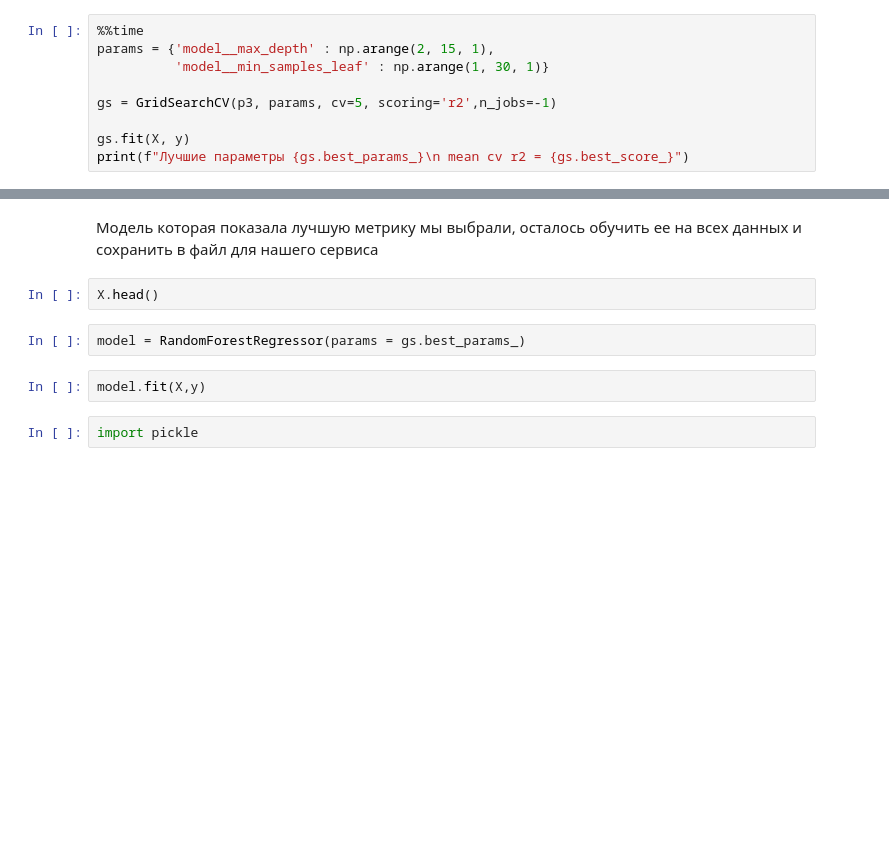
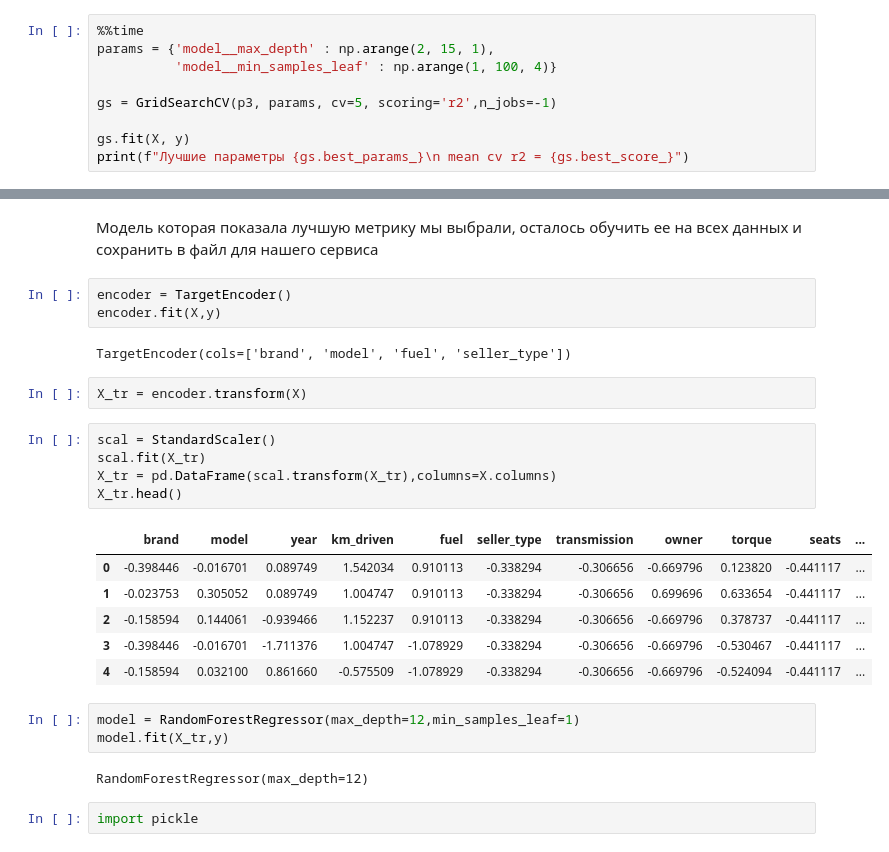
Before and after one commit to KazakDK/ml_car_price_prediction_service, a Jupyter notebook: car_price_prediction.ipynb, the cells around one changed output, grey strips where cells are left out. Drawn from its saved outputs; the diff is of its cells as text; blank space fills up the shorter version.

```diff
--- a/car_price_prediction.ipynb
+++ b/car_price_prediction.ipynb
@@ -858,7 +866,7 @@ Wall time: 10.3 s
 # %%
 %%time
 params = {'model__max_depth' : np.arange(2, 15, 1),
-          'model__min_samples_leaf' : np.arange(1, 30, 1)}
+          'model__min_samples_leaf' : np.arange(1, 100, 4)}
 
 gs = GridSearchCV(p3, params, cv=5, scoring='r2',n_jobs=-1)
 
@@ -874,12 +885,30 @@ AttributeError: ignored
 ## Полное обучение и сохранение модели в файл
 # %% [markdown]
 Модель которая показала лучшую метрику мы выбрали, осталось обучить ее на всех данных и сохранить в файл для нашего сервиса
-# %%
-X.head()
-# %%
-model = RandomForestRegressor(params = gs.best_params_)
 # %%
-model.fit(X,y)
+encoder = TargetEncoder()
+encoder.fit(X,y)
+# %% [output]
+TargetEncoder(cols=['brand', 'model', 'fuel', 'seller_type'])
+# %%
+X_tr = encoder.transform(X)
+# %%
+scal = StandardScaler()
+scal.fit(X_tr)
+X_tr = pd.DataFrame(scal.transform(X_tr),columns=X.columns)
+X_tr.head()
+# %% [output]
+|  | brand | model | year | km_driven | fuel | seller_type | transmission | owner | torque | seats | ... |
+| 0 | -0.398446 | -0.016701 | 0.089749 | 1.542034 | 0.910113 | -0.338294 | -0.306656 | -0.669796 | 0.123820 | -0.441117 | ... |
+| 1 | -0.023753 | 0.305052 | 0.089749 | 1.004747 | 0.910113 | -0.338294 | -0.306656 | 0.699696 | 0.633654 | -0.441117 | ... |
+| 2 | -0.158594 | 0.144061 | -0.939466 | 1.152237 | 0.910113 | -0.338294 | -0.306656 | -0.669796 | 0.378737 | -0.441117 | ... |
+| 3 | -0.398446 | -0.016701 | -1.711376 | 1.004747 | -1.078929 | -0.338294 | -0.306656 | -0.669796 | -0.530467 | -0.441117 | ... |
+| 4 | -0.158594 | 0.032100 | 0.861660 | -0.575509 | -1.078929 | -0.338294 | -0.306656 | -0.669796 | -0.524094 | -0.441117 | ... |
+# %%
+model = RandomForestRegressor(max_depth=12,min_samples_leaf=1)
+model.fit(X_tr,y)
+# %% [output]
+RandomForestRegressor(max_depth=12)
 # %%
 import pickle
 # %%
```
Also changed, not shown: parts of 10 cells of this notebook.
